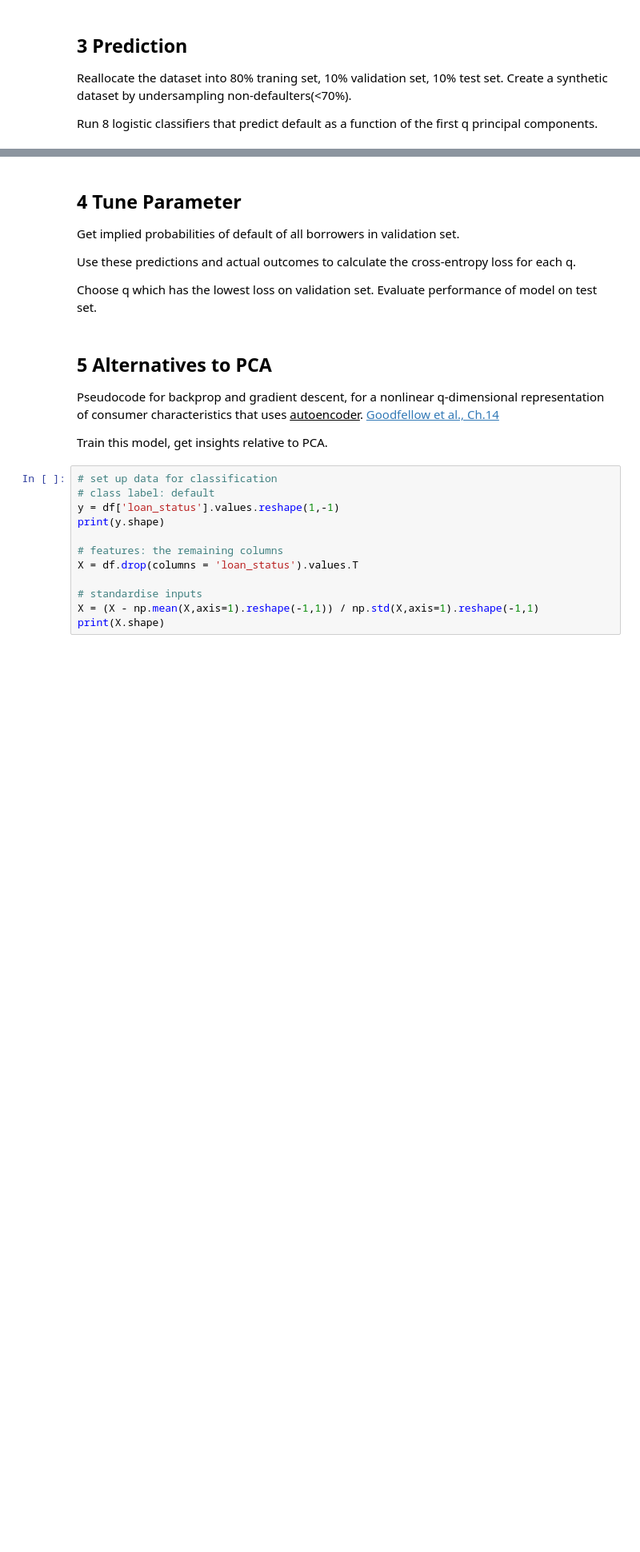
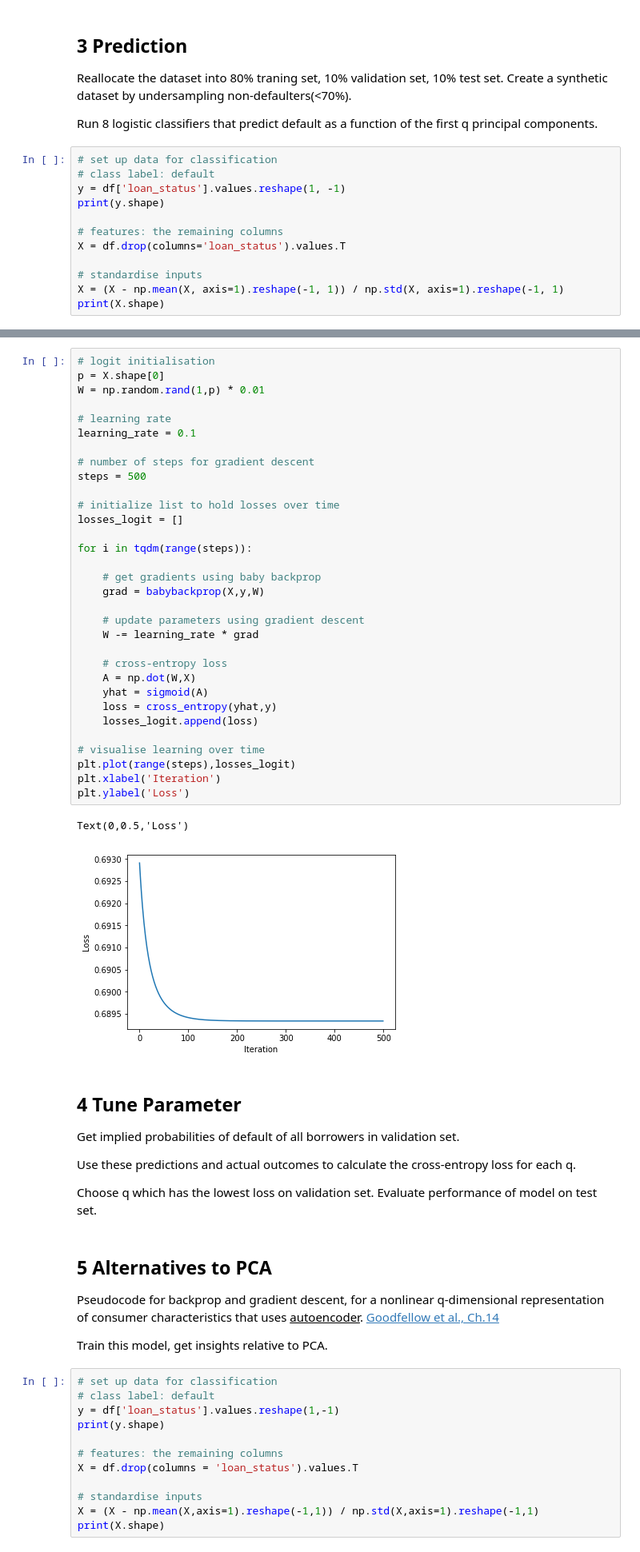
Before and after one commit to TimZhiX/Big-Data-in-Finance-II, a Jupyter notebook: Assignments/BigData2_Assignment_Group7.ipynb, the cells around one changed output, grey strips where cells are left out. Shown at 80% size. Cells and saved outputs as stored; diff of their text form; blank space fills up the shorter version.

```diff
--- a/Assignments/BigData2_Assignment_Group7.ipynb
+++ b/Assignments/BigData2_Assignment_Group7.ipynb
@@ -73,3 +157,15 @@ Reallocate the dataset into 80% traning set, 10% validation set, 10% test set.
 Create a synthetic dataset by undersampling non-defaulters(<70%).
 
 Run 8 logistic classifiers that predict default as a function of the first q principal components.
+# %%
+# set up data for classification
+# class label: default
+y = df['loan_status'].values.reshape(1, -1)
+print(y.shape)
+
+# features: the remaining columns
+X = df.drop(columns='loan_status').values.T
+
+# standardise inputs
+X = (X - np.mean(X, axis=1).reshape(-1, 1)) / np.std(X, axis=1).reshape(-1, 1)
+print(X.shape)
@@ -76,3 +204,38 @@ Run 8 logistic classifiers that predict default as a function of the first q pri
+# %%
+# logit initialisation
+p = X.shape[0]
+W = np.random.rand(1,p) * 0.01
+
+# learning rate
+learning_rate = 0.1
+
+# number of steps for gradient descent
+steps = 500
+
+# initialize list to hold losses over time
+losses_logit = []
+
+for i in tqdm(range(steps)):
+
+    # get gradients using baby backprop
+    grad = babybackprop(X,y,W)
+
+    # update parameters using gradient descent
+    W -= learning_rate * grad
+
+    # cross-entropy loss
+    A = np.dot(W,X)
+    yhat = sigmoid(A)
+    loss = cross_entropy(yhat,y)
+    losses_logit.append(loss)
+
+# visualise learning over time
+plt.plot(range(steps),losses_logit)
+plt.xlabel('Iteration')
+plt.ylabel('Loss')
+# %% [output]
+Text(0,0.5,'Loss')
+[figure, added]
 # %% [markdown]
 ## 4 Tune Parameter
 Get implied probabilities of default of all borrowers in validation set.
```
Also changed, not shown: parts of 16 cells of this notebook, 1 other file.
